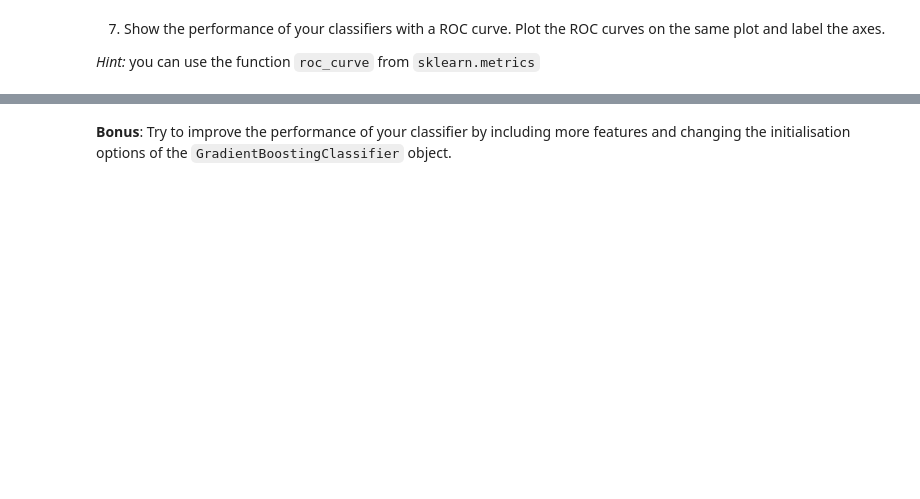
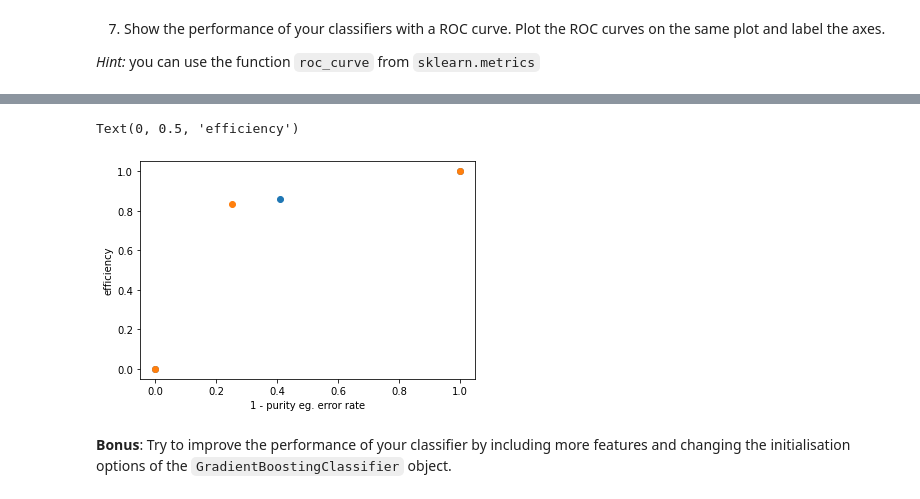
Before and after one commit to Leonhard-Moske/SMDA2, a Jupyter notebook: exercise4/Exercise04.ipynb, the cells around one changed output, grey strips where cells are left out. Cells and saved outputs as stored; diff of their text form; code cells hidden in the pictures; blank space fills up the shorter version.

```diff
--- a/exercise4/Exercise04.ipynb
+++ b/exercise4/Exercise04.ipynb
@@ -98,0 +196,6 @@ from sklearn.metrics import roc_curve
+# %%
+from sklearn.metrics import roc_curve
+help(roc_curve)
+
+rocgnb = roc_curve(y_test, gnb.predict(X_test[["IP","VertexChi2", "isolationa"]]) , pos_label=1, drop_intermediate = False)
+rocgbc = roc_curve(y_test, gbc.predict(X_test[["IP","VertexChi2", "isolationa"]]) , pos_label=1, drop_intermediate = False)
@@ -99,2 +220,10 @@ from sklearn.metrics import roc_curve
+# %%
+plt.scatter(rocgnb[0], rocgnb[1])
+plt.scatter(rocgbc[0],rocgbc[1])
+plt.xlabel("1 - purity eg. error rate")
+plt.ylabel("efficiency")
+# %% [output]
+Text(0, 0.5, 'efficiency')
+[figure, added]
 # %% [markdown]
 **Bonus**: Try to improve the performance of your classifier by including more features and changing the initialisation options of the `GradientBoostingClassifier` object.
```
Also changed, not shown: parts of 9 cells of this notebook, 2 other files.
